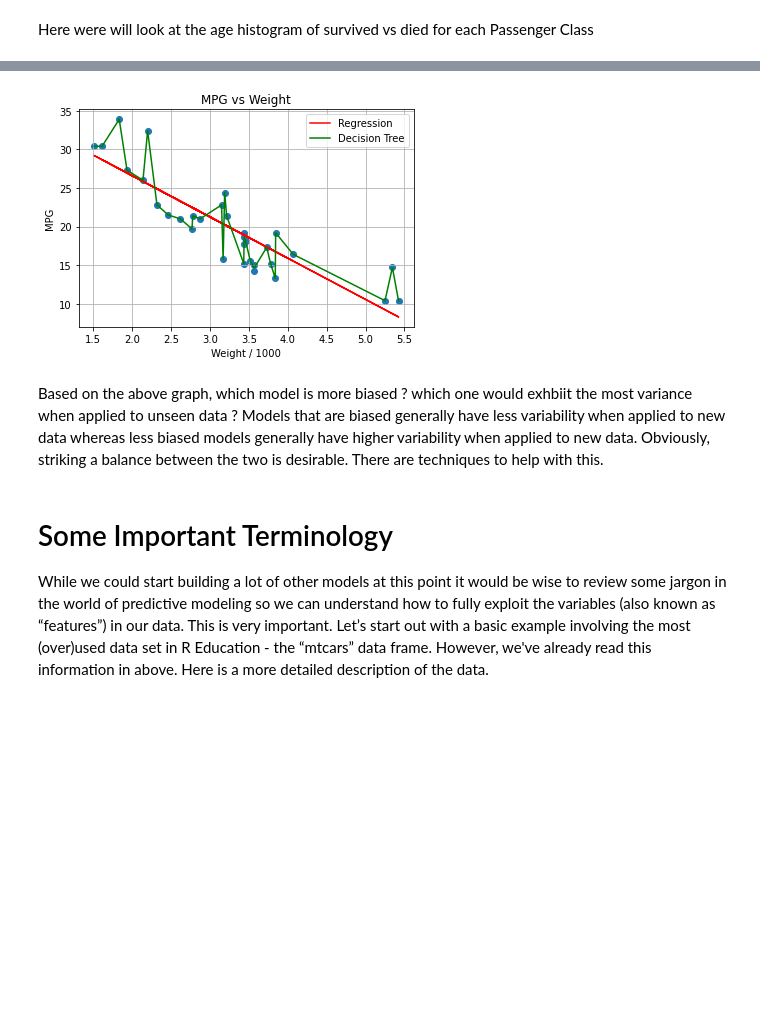
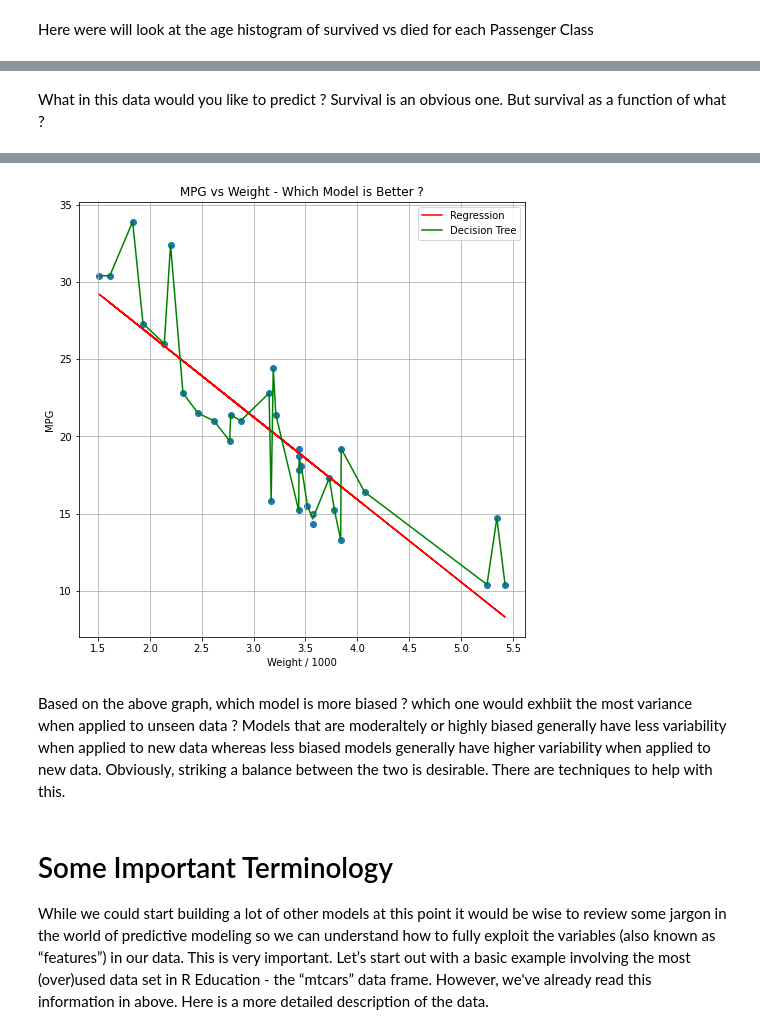
Before and after one commit to steviep42/bios_534, a Jupyter notebook: CH_1_2_Predictive.ipynb, the cells around one changed output, grey strips where cells are left out. Cells and saved outputs as stored; diff of their text form; code cells hidden in the pictures; blank space fills up the shorter version.

```diff
--- a/CH_1_2_Predictive.ipynb
+++ b/CH_1_2_Predictive.ipynb
@@ -220,3 +250,5 @@ as_fig.add_legend()
+# %% [markdown]
+What in this data would you like to predict ? Survival is an obvious one. But survival as a function of what ?
 # %% [markdown]
 # Bias Vs. Variance
 
@@ -262,41 +294,41 @@ import pandas as pd
 mtcars = pd.read_csv(url)
 # %%
 import matplotlib.pyplot as plt
+plt.figure(figsize=(8,8))
 plt.scatter(mtcars.wt, mtcars.mpg)
-plt.title('MPG vs Weight')
+plt.title('MPG vs Weight - Which Model is Better ?')
 plt.xlabel('Weight / 1000')
 plt.ylabel('MPG')
 
 # Build a Quick Regression Line
 
 import numpy as np
 m, b = np.polyfit(mtcars.wt, mtcars.mpg, 1)
 plt.plot(mtcars.wt, m*mtcars.wt+b,color="red")
 
-# Let's do a prediction with the Decision Tree
+# Let's do a prediction with a Decision Tree
 
 from sklearn.tree import DecisionTreeRegressor
 tree_model = DecisionTreeRegressor()
 tree_model.fit(mtcars.wt.values.reshape(-1,1),mtcars.mpg.values)
 
-# Prediction Time
+# It's Prediction Time !
 
 preds = tree_model.predict(mtcars.wt.values.reshape(-1,1))
-#print(preds)
 
 # Gotta sort the points (for whatever reason)
 
 list=zip(*sorted(zip(*(mtcars.wt.values,preds))))
 # Plot the predictions
 plt.plot(*list,color="green")
 
 plt.legend(["Regression", "Decision Tree"], loc ="upper right")
 plt.grid()
 plt.show()
 # %% [output]
-[figure, old version]
+[figure, new version]
 # %% [markdown]
-Based on the above graph, which model is more biased ? which one would exhbiit the most variance when applied to unseen data ? Models that are biased generally have less variability when applied to new data whereas less biased models generally have higher variability when applied to new data. Obviously, striking a balance between the two is desirable. There are techniques to help with this.
+Based on the above graph, which model is more biased ? which one would exhbiit the most variance when applied to unseen data ? Models that are moderaltely or highly biased generally have less variability when applied to new data whereas less biased models generally have higher variability when applied to new data. Obviously, striking a balance between the two is desirable. There are techniques to help with this.
 # %% [markdown]
 # Some Important Terminology
 
```
Also changed, not shown: parts of 16 cells of this notebook, 7 other files.
